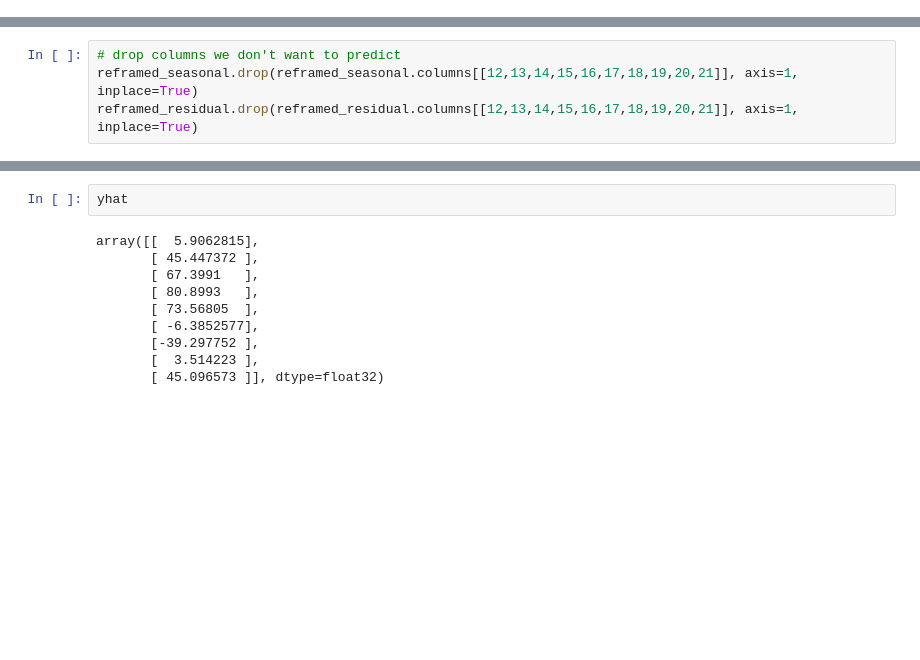
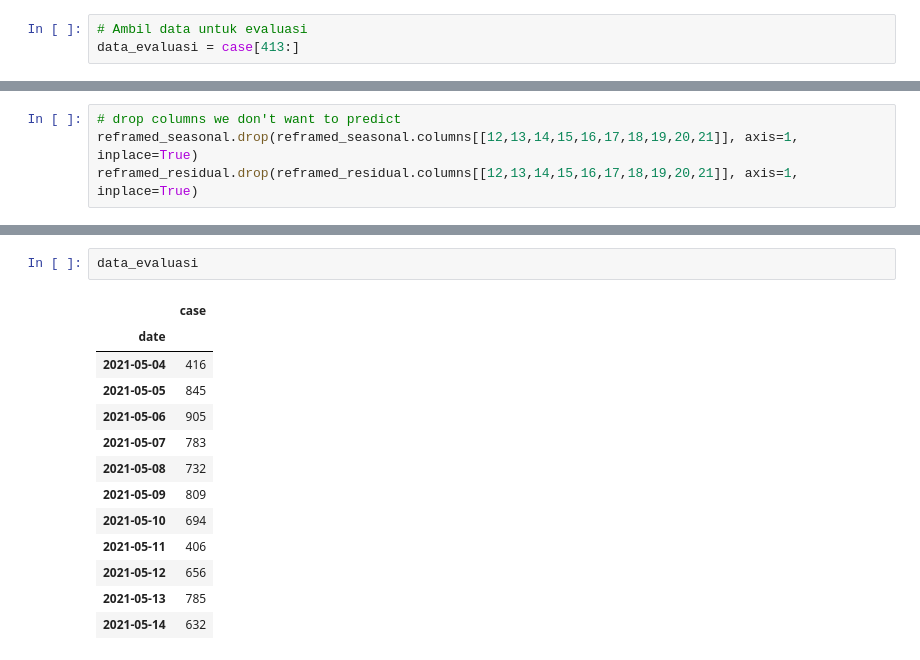
Before and after one commit to ardianzzz666/thesis, a Jupyter notebook: Multi Method + Seasonal Decomposition.ipynb, the cells around one changed output, grey strips where cells are left out. Cells and saved outputs as stored; diff of their text form; blank space fills up the shorter version.

```diff
--- a/Multi Method + Seasonal Decomposition.ipynb
+++ b/Multi Method + Seasonal Decomposition.ipynb
@@ -76,5 +77,8 @@ case.head()
 | 2020-03-20 | 14 |
 | 2020-03-21 | 44 |
 | 2020-03-22 | 36 |
+# %%
+# Ambil data untuk evaluasi
+data_evaluasi = case[413:]
 # %%
 decompose = seasonal_decompose(case, model='additive', extrapolate_trend='freq')
@@ -286,12 +313,16 @@ yhat = model.predict(test_X)
-# %%
-yhat
-# %% [output]
-array([[  5.9062815],
-       [ 45.447372 ],
-       [ 67.3991   ],
-       [ 80.8993   ],
-       [ 73.56805  ],
-       [ -6.3852577],
-       [-39.297752 ],
-       [  3.514223 ],
-       [ 45.096573 ]], dtype=float32)
+# %%
+data_evaluasi
+# %% [output]
+|  | case |
+| date |  |
+| 2021-05-04 | 416 |
+| 2021-05-05 | 845 |
+| 2021-05-06 | 905 |
+| 2021-05-07 | 783 |
+| 2021-05-08 | 732 |
+| 2021-05-09 | 809 |
+| 2021-05-10 | 694 |
+| 2021-05-11 | 406 |
+| 2021-05-12 | 656 |
+| 2021-05-13 | 785 |
+| 2021-05-14 | 632 |
```
Also changed, not shown: parts of 20 cells of this notebook.
